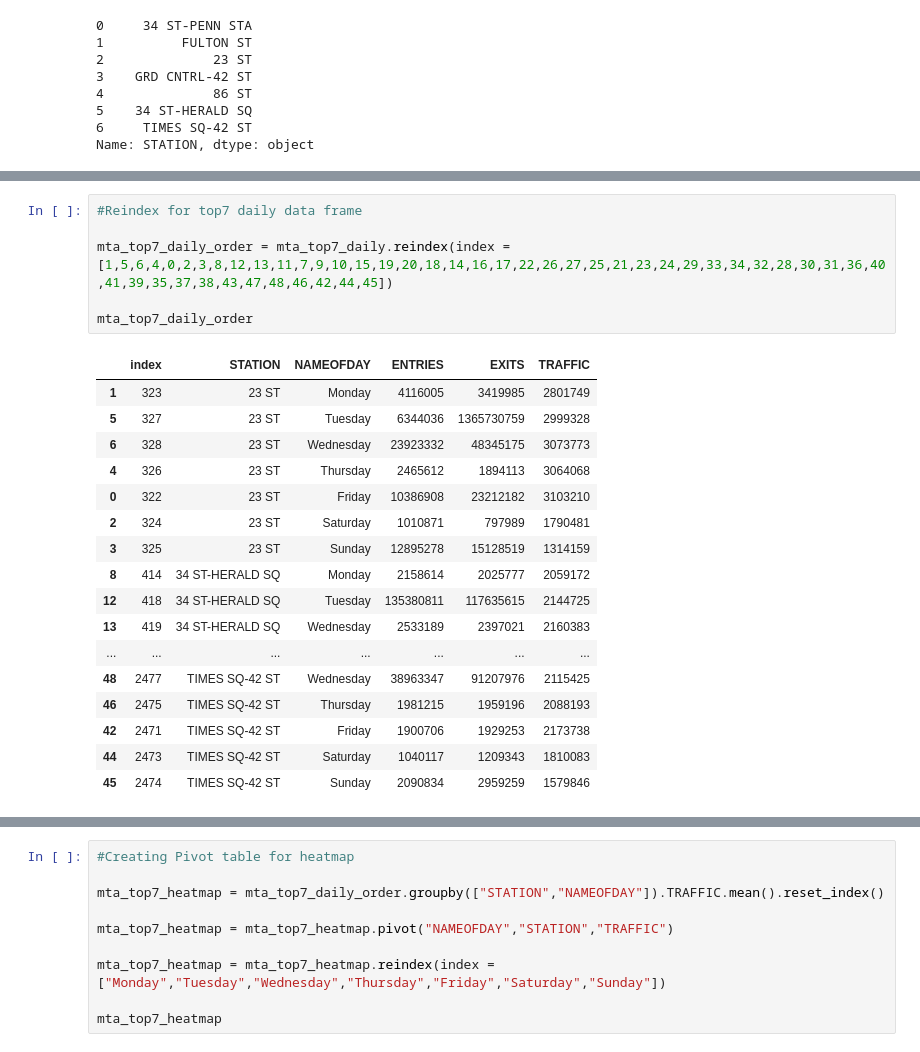
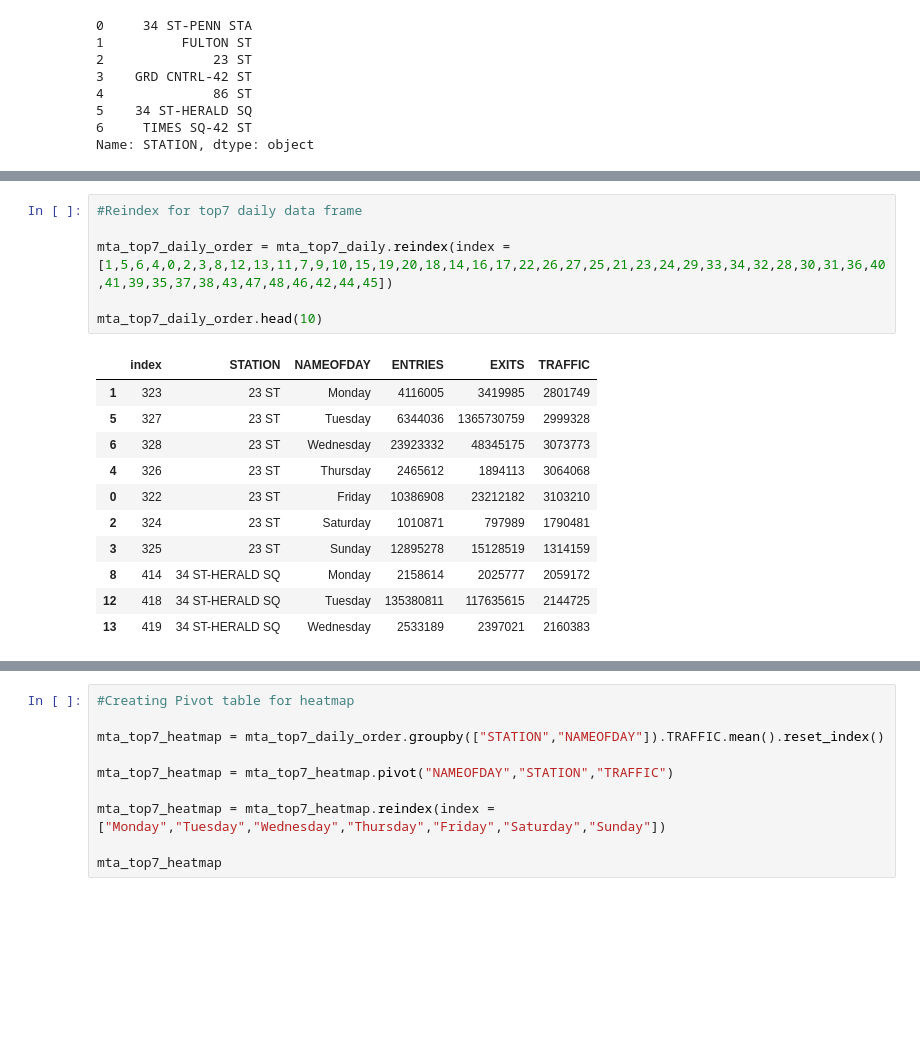
Before and after one commit to yalinyener/EDA-MTA-Turnstile, a Jupyter notebook: ExploratoryDataAnalysis(EDA)ofMTA_TurnstileData.ipynb, the cells around one changed output, grey strips where cells are left out. Cells and saved outputs as stored; diff of their text form; blank space fills up the shorter version.

```diff
--- a/ExploratoryDataAnalysis(EDA)ofMTA_TurnstileData.ipynb
+++ b/ExploratoryDataAnalysis(EDA)ofMTA_TurnstileData.ipynb
@@ -619,27 +594,21 @@ mta_top7_daily
 # %%
 #Reindex for top7 daily data frame
 
 mta_top7_daily_order = mta_top7_daily.reindex(index = [1,5,6,4,0,2,3,8,12,13,11,7,9,10,15,19,20,18,14,16,17,22,26,27,25,21,23,24,29,33,34,32,28,30,31,36,40,41,39,35,37,38,43,47,48,46,42,44,45])
 
-mta_top7_daily_order
+mta_top7_daily_order.head(10)
 # %% [output]
 |  | index | STATION | NAMEOFDAY | ENTRIES | EXITS | TRAFFIC |
 | 1 | 323 | 23 ST | Monday | 4116005 | 3419985 | 2801749 |
 | 5 | 327 | 23 ST | Tuesday | 6344036 | 1365730759 | 2999328 |
 | 6 | 328 | 23 ST | Wednesday | 23923332 | 48345175 | 3073773 |
 | 4 | 326 | 23 ST | Thursday | 2465612 | 1894113 | 3064068 |
 | 0 | 322 | 23 ST | Friday | 10386908 | 23212182 | 3103210 |
 | 2 | 324 | 23 ST | Saturday | 1010871 | 797989 | 1790481 |
 | 3 | 325 | 23 ST | Sunday | 12895278 | 15128519 | 1314159 |
 | 8 | 414 | 34 ST-HERALD SQ | Monday | 2158614 | 2025777 | 2059172 |
 | 12 | 418 | 34 ST-HERALD SQ | Tuesday | 135380811 | 117635615 | 2144725 |
 | 13 | 419 | 34 ST-HERALD SQ | Wednesday | 2533189 | 2397021 | 2160383 |
-| ... | ... | ... | ... | ... | ... | ... |
-| 48 | 2477 | TIMES SQ-42 ST | Wednesday | 38963347 | 91207976 | 2115425 |
-| 46 | 2475 | TIMES SQ-42 ST | Thursday | 1981215 | 1959196 | 2088193 |
-| 42 | 2471 | TIMES SQ-42 ST | Friday | 1900706 | 1929253 | 2173738 |
-| 44 | 2473 | TIMES SQ-42 ST | Saturday | 1040117 | 1209343 | 1810083 |
-| 45 | 2474 | TIMES SQ-42 ST | Sunday | 2090834 | 2959259 | 1579846 |
 # %%
 #Barplot for Top 7 Busiest Stations per Day
 
```
Also changed, not shown: parts of 4 cells of this notebook, 1 other file.
